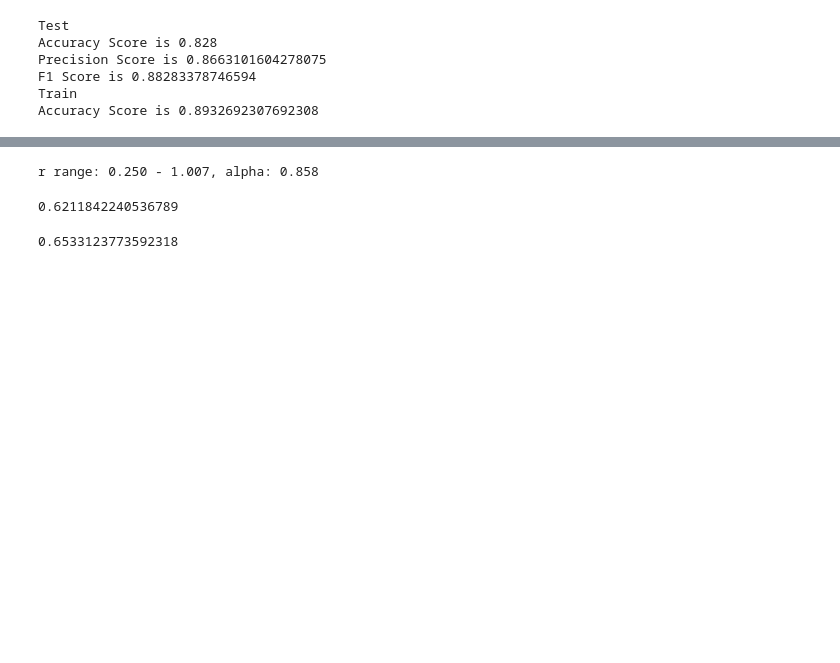
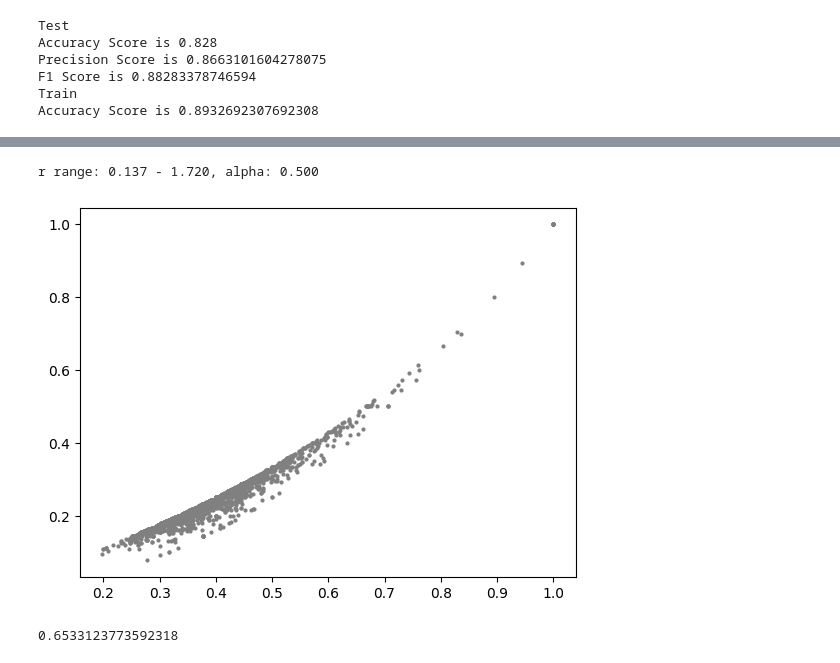
Before and after one commit to swordsbird/ScalableMatrix, a Jupyter notebook: experiment/loci/test.ipynb, the cells around one changed output, grey strips where cells are left out. Cells and saved outputs as stored; diff of their text form; code cells hidden in the pictures; blank space fills up the shorter version.

Commit message:
add model utils for fuzzy coverage computing and path interpretation

```diff
--- a/experiment/loci/test.ipynb
+++ b/experiment/loci/test.ipynb
@@ -57,0 +125,2 @@ Accuracy Score is 0.8932692307692308
+# %%
+mat = np.array([check_path(p) for p in paths]).astype('float')
@@ -270,13 +349,23 @@ class LOCIMatrix():
     def _get_alpha_n(self, indices: Union[int, np.ndarray]):
         return self.inner_ptr[indices]
 # %%
-res = run_loci(mat)
+res = run_loci(mat_fuzzy)
 # %% [output]
-r range: 0.250 - 1.007, alpha: 0.858
+r range: 0.137 - 1.720, alpha: 0.500
-# %%
-res.sorted_dist[:, int(math.sqrt(res.n_points))].mean() * 0.8
-# %% [output]
-0.6211842240536789
+# %%
+
+vec = []
+for x in range(100):
+    for i, j in enumerate(res.sorted_neighbors[x, :20]):
+        cos_sim = 1 - res.sorted_dist[x, i]
+        iou_sim = np.sum(mat[x] * mat[j] > 0) / len(np.flatnonzero(np.array(paths[x]['sample']) + np.array(paths[j]['sample'])))
+        vec.append([cos_sim, iou_sim])
+vec = np.array(vec)
+
+plt.scatter(vec[:, 0], vec[:, 1], s = 4, color='gray')
+plt.show()
+# %% [output]
+[figure, added]
 # %%
 np.quantile(res.sorted_dist[:, :98], 0.2)
 # %% [output]
```
Also changed, not shown: parts of 60 cells of this notebook, 5 other files.
